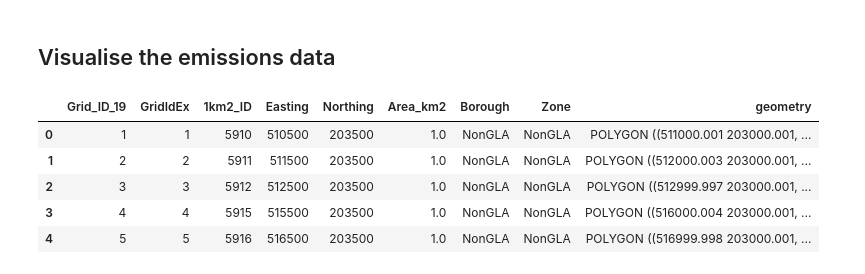
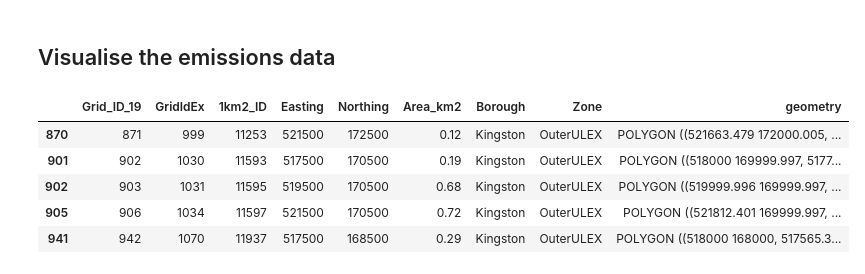
Before and after one commit to andrewsivanesan/London-air-quality, a Jupyter notebook: LondonAirQualityAnalysis.ipynb, the cells around one changed output. Cells and saved outputs as stored; diff of their text form; code cells hidden in the pictures.

```diff
--- a/LondonAirQualityAnalysis.ipynb
+++ b/LondonAirQualityAnalysis.ipynb
@@ -182,14 +175,15 @@ outliers
 # %% [markdown]
 ## Visualise the emissions data
 # %%
-# plot Kingston LAEI grid squares
+# read in Kingston LAEI grid squares shapefile
 grid_boundaries = gpd.read_file("LAEI2019_grid.shp")
-grid_boundaries.head()
+grid_boundaries = grid_boundaries[grid_boundaries["Borough"] == "Kingston"]
+#grid_boundaries.head()
 # %% [output]
 |  | Grid_ID_19 | GridIdEx | 1km2_ID | Easting | Northing | Area_km2 | Borough | Zone | geometry |
-| 0 | 1 | 1 | 5910 | 510500 | 203500 | 1.0 | NonGLA | NonGLA | POLYGON ((511000.001 203000.001, ... |
-| 1 | 2 | 2 | 5911 | 511500 | 203500 | 1.0 | NonGLA | NonGLA | POLYGON ((512000.003 203000.001, ... |
-| 2 | 3 | 3 | 5912 | 512500 | 203500 | 1.0 | NonGLA | NonGLA | POLYGON ((512999.997 203000.001, ... |
-| 3 | 4 | 4 | 5915 | 515500 | 203500 | 1.0 | NonGLA | NonGLA | POLYGON ((516000.004 203000.001, ... |
-| 4 | 5 | 5 | 5916 | 516500 | 203500 | 1.0 | NonGLA | NonGLA | POLYGON ((516999.998 203000.001, ... |
+| 870 | 871 | 999 | 11253 | 521500 | 172500 | 0.12 | Kingston | OuterULEX | POLYGON ((521663.479 172000.005, ... |
+| 901 | 902 | 1030 | 11593 | 517500 | 170500 | 0.19 | Kingston | OuterULEX | POLYGON ((518000 169999.997, 5177... |
+| 902 | 903 | 1031 | 11595 | 519500 | 170500 | 0.68 | Kingston | OuterULEX | POLYGON ((519999.996 169999.997, ... |
+| 905 | 906 | 1034 | 11597 | 521500 | 170500 | 0.72 | Kingston | OuterULEX | POLYGON ((521812.401 169999.997, ... |
+| 941 | 942 | 1070 | 11937 | 517500 | 168500 | 0.29 | Kingston | OuterULEX | POLYGON ((518000 168000, 517565.3... |
 # %%
```
Also changed, not shown: parts of 11 cells of this notebook.
